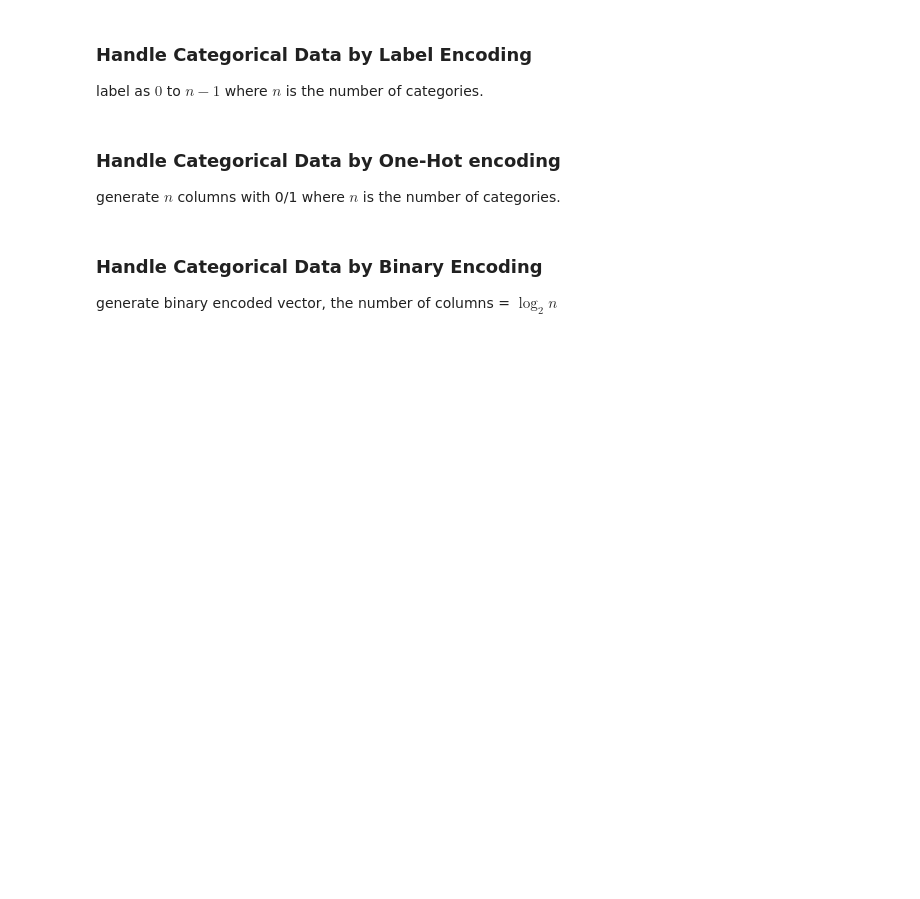
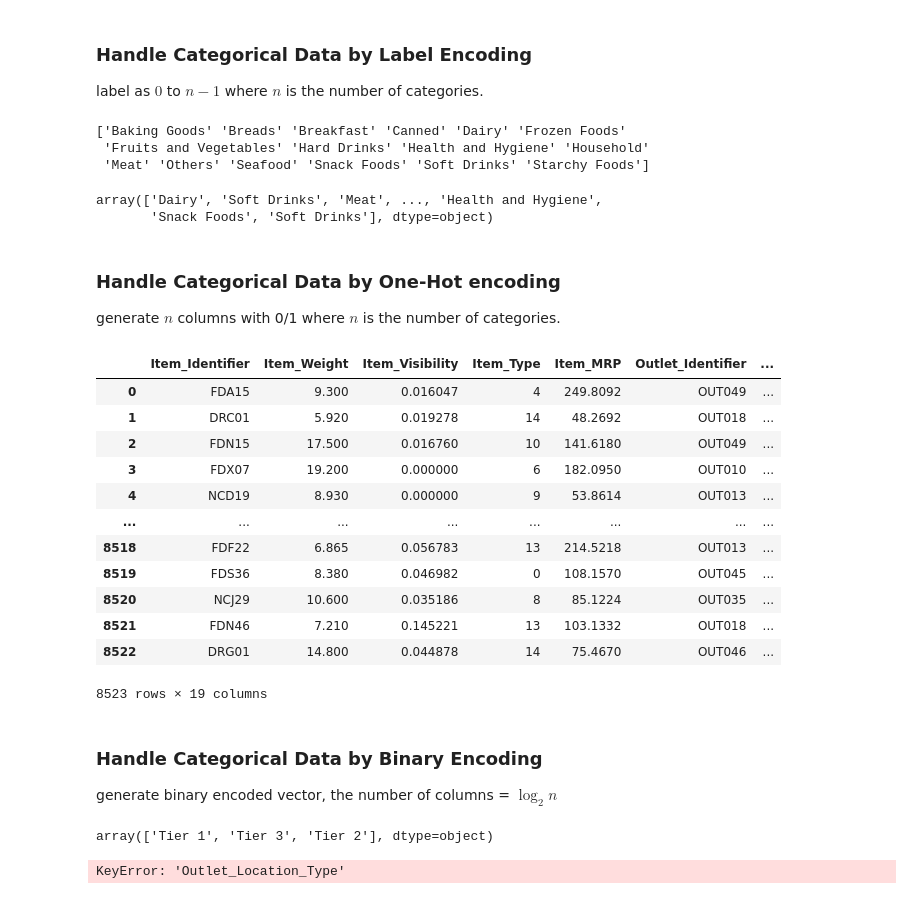
Before and after one commit to sahathat/dataSci, a Jupyter notebook: Bigdata/4/week04-01ImputeFunctionAndEncodeCategoricalData.ipynb, the cells around one changed output. Saved outputs shown, nothing was run; the diff lists cells and outputs as text; code cells hidden in the pictures; blank space fills up the shorter version.

```diff
--- a/Bigdata/4/week04-01ImputeFunctionAndEncodeCategoricalData.ipynb
+++ b/Bigdata/4/week04-01ImputeFunctionAndEncodeCategoricalData.ipynb
@@ -18,7 +18,7 @@ def fillna_global_mean(df,col_im):
     df[col_im] = df[col_im].fillna(m)
     return df
 # %%
-def fillna_group_mean(df,col_im,_col_gr):
+def fillna_group_mean(df,col_im,col_gr):
     for g in df[col_gr].unique():
         m = df[col_im][df[col_gr]==g].mean()
         df[col_im][df[col_gr]==g] = df[col_im][df[col_gr]==g].fillna(m)
@@ -58,0 +97,6 @@ print(missing_value_summary(df))
+# %%
+print('Before: ')
+print(summary_table(df))
+df = fillna_group_mean(df, 'Item_Weight','Item_Type')
+print('After: ')
+print(df.head(30)["Item_Weight"])
@@ -69,3 +131,8 @@ print(df['Outlet_Size'].unique())
 df['Outlet_Size'][df['Outlet_Size']=='Small'] = 2
 df['Outlet_Size'][df['Outlet_Size']=='Medium'] = 5
 df['Outlet_Size'][df['Outlet_Size']=='High'] = 10
+
+# To do assign value is na of outlet size equal global mean of outlet size
+df['Outlet_Size'][df['Outlet_Size'].isna()] = df['Outlet_Size'].mean()
+
+df['Outlet_Size']
@@ -78,20 +175,50 @@ df[['Item_Type']].head()
 
 lb_maker = LabelEncoder()
 df['Item_Type'] = lb_maker.fit_transform(df['Item_Type'])
-df[['Item_Type']].head()
-print(lb_maker.classes_)
+df[['Item_Type']].head() # binary label
+print(lb_maker.classes_) # list
+# %% [output]
+['Baking Goods' 'Breads' 'Breakfast' 'Canned' 'Dairy' 'Frozen Foods'
+ 'Fruits and Vegetables' 'Hard Drinks' 'Health and Hygiene' 'Household'
+ 'Meat' 'Others' 'Seafood' 'Snack Foods' 'Soft Drinks' 'Starchy Foods']
+# %%
+lb_maker.inverse_transform(df['Item_Type']) # array
+# %% [output]
+array(['Dairy', 'Soft Drinks', 'Meat', ..., 'Health and Hygiene',
+       'Snack Foods', 'Soft Drinks'], dtype=object)
 # %% [markdown]
 ### Handle Categorical Data by **One-Hot encoding**
 generate $n$ columns with 0/1 where $n$ is the number of categories.
 # %%
 df = pd.get_dummies(df, columns=['Item_Fat_Content','Outlet_Type'],
                     prefix = ['Item_Fat_Content','Outlet_Type'])
+
+df
+# %% [output]
+|  | Item_Identifier | Item_Weight | Item_Visibility | Item_Type | Item_MRP | Outlet_Identifier | ... |
+| 0 | FDA15 | 9.300 | 0.016047 | 4 | 249.8092 | OUT049 | ... |
+| 1 | DRC01 | 5.920 | 0.019278 | 14 | 48.2692 | OUT018 | ... |
+| 2 | FDN15 | 17.500 | 0.016760 | 10 | 141.6180 | OUT049 | ... |
+| 3 | FDX07 | 19.200 | 0.000000 | 6 | 182.0950 | OUT010 | ... |
+| 4 | NCD19 | 8.930 | 0.000000 | 9 | 53.8614 | OUT013 | ... |
+| ... | ... | ... | ... | ... | ... | ... | ... |
+| 8518 | FDF22 | 6.865 | 0.056783 | 13 | 214.5218 | OUT013 | ... |
+| 8519 | FDS36 | 8.380 | 0.046982 | 0 | 108.1570 | OUT045 | ... |
+| 8520 | NCJ29 | 10.600 | 0.035186 | 8 | 85.1224 | OUT035 | ... |
+| 8521 | FDN46 | 7.210 | 0.145221 | 13 | 103.1332 | OUT018 | ... |
+| 8522 | DRG01 | 14.800 | 0.044878 | 14 | 75.4670 | OUT046 | ... |
+8523 rows × 19 columns
 # %% [markdown]
 ### Handle Categorical Data by **Binary Encoding**
 generate binary encoded vector, the number of columns = $\log_2 n$
 # %%
 df['Outlet_Location_Type'].unique()
+# %% [output]
+array(['Tier 1', 'Tier 3', 'Tier 2'], dtype=object)
 # %%
 import category_encoders as ce
 encoder = ce.BinaryEncoder(cols=['Outlet_Location_Type'])
 df = encoder.fit_transform(df)
+df
+# %% [output]
+KeyError: 'Outlet_Location_Type'
```
Also changed, not shown: parts of 6 cells of this notebook, 5 other files.
